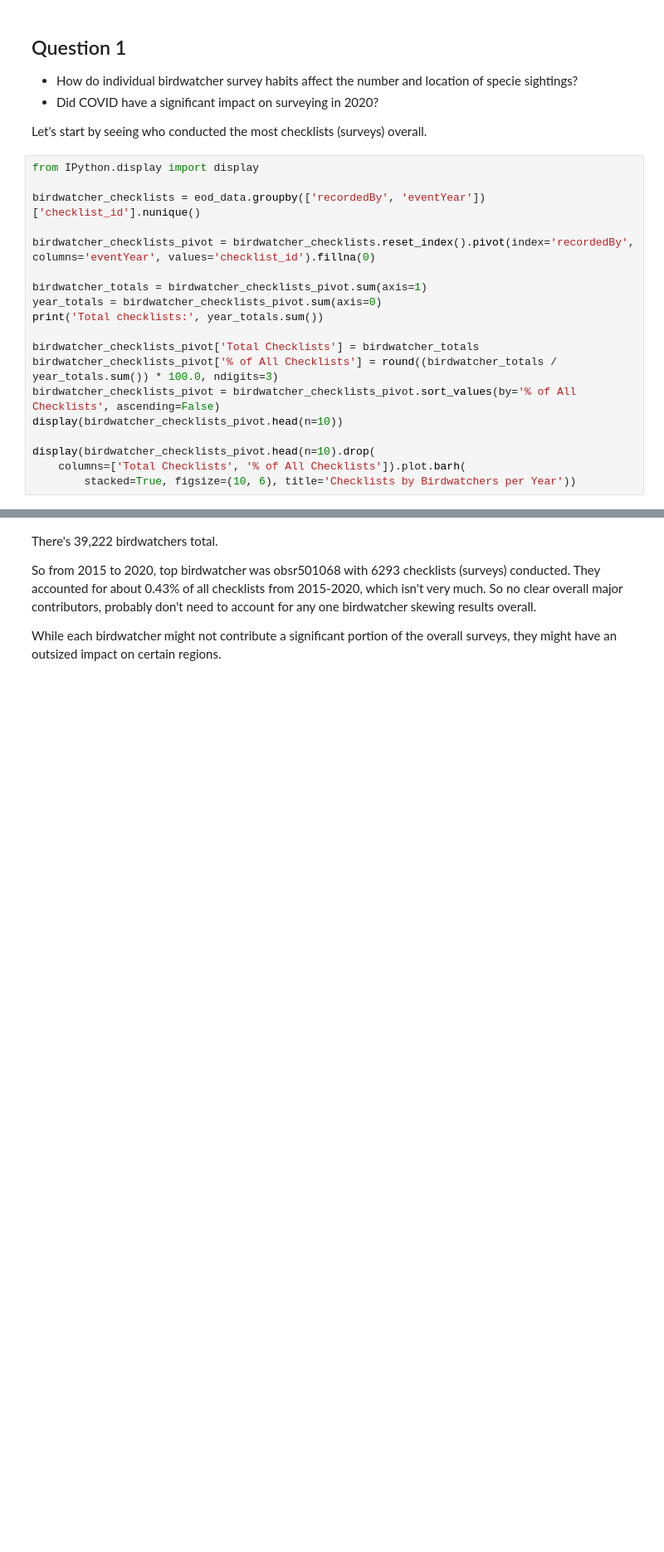
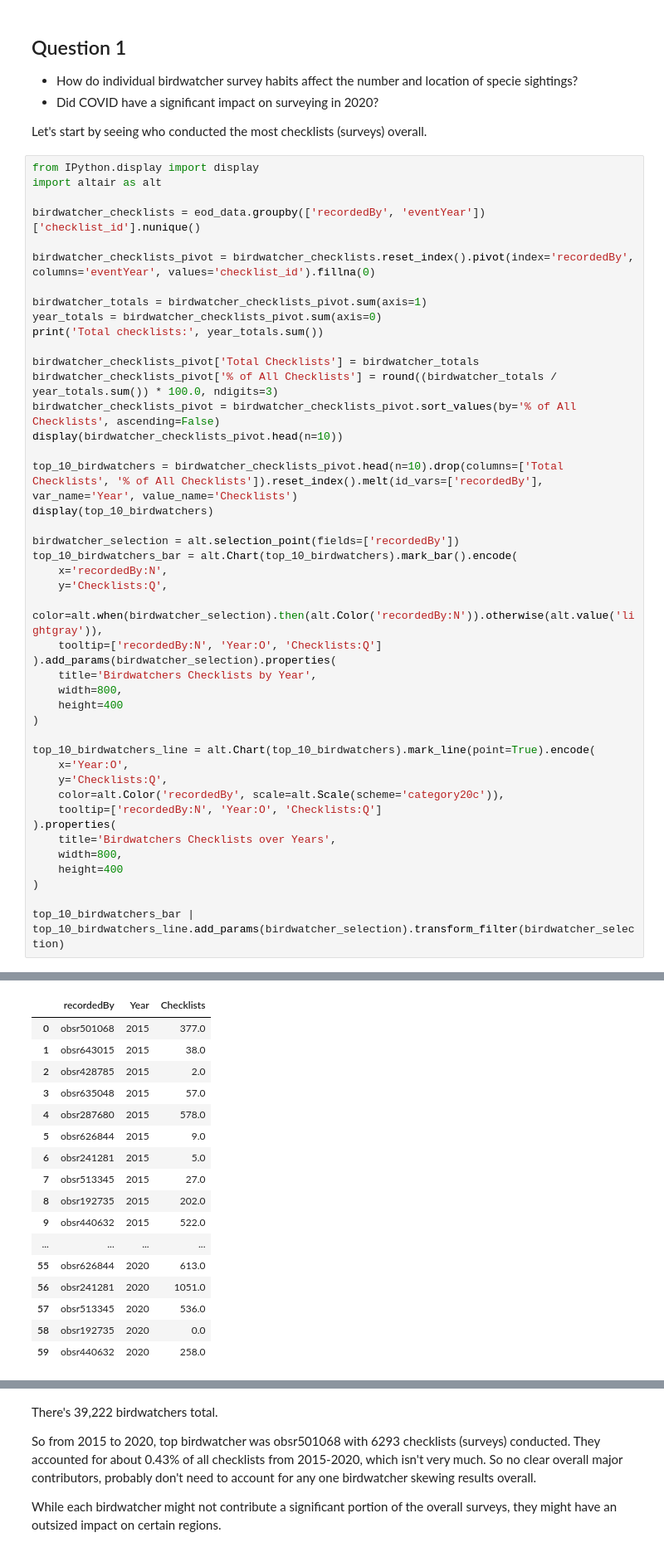
Before and after one commit to Sharyyy345/Math_316_Project2, a Jupyter notebook: notebooks/main.ipynb, the cells around one changed output, grey strips where cells are left out. Shown at 83% size. Drawn from its saved outputs; the diff is of its cells as text; blank space fills up the shorter version.

```diff
--- a/notebooks/phase2.ipynb
+++ b/notebooks/main.ipynb
@@ -50,6 +50,7 @@ eod_data['eventSeason'] = eod_data['eventMonth'].apply(month_to_season)
 Let's start by seeing who conducted the most checklists (surveys) overall.
 # %%
 from IPython.display import display
+import altair as alt
 
 birdwatcher_checklists = eod_data.groupby(['recordedBy', 'eventYear'])['checklist_id'].nunique()
 
@@ -64,9 +65,33 @@ birdwatcher_checklists_pivot['% of All Checklists'] = round((birdwatcher_totals
 birdwatcher_checklists_pivot = birdwatcher_checklists_pivot.sort_values(by='% of All Checklists', ascending=False)
 display(birdwatcher_checklists_pivot.head(n=10))
 
-display(birdwatcher_checklists_pivot.head(n=10).drop(
-    columns=['Total Checklists', '% of All Checklists']).plot.barh(
-        stacked=True, figsize=(10, 6), title='Checklists by Birdwatchers per Year'))
+top_10_birdwatchers = birdwatcher_checklists_pivot.head(n=10).drop(columns=['Total Checklists', '% of All Checklists']).reset_index().melt(id_vars=['recordedBy'], var_name='Year', value_name='Checklists')
+display(top_10_birdwatchers)
+
+birdwatcher_selection = alt.selection_point(fields=['recordedBy'])
+top_10_birdwatchers_bar = alt.Chart(top_10_birdwatchers).mark_bar().encode(
+    x='recordedBy:N',
+    y='Checklists:Q',
+    color=alt.when(birdwatcher_selection).then(alt.Color('recordedBy:N')).otherwise(alt.value('lightgray')),
+    tooltip=['recordedBy:N', 'Year:O', 'Checklists:Q']
+).add_params(birdwatcher_selection).properties(
+    title='Birdwatchers Checklists by Year',
+    width=800,
+    height=400
+)
+
+top_10_birdwatchers_line = alt.Chart(top_10_birdwatchers).mark_line(point=True).encode(
+    x='Year:O',
+    y='Checklists:Q',
+    color=alt.Color('recordedBy', scale=alt.Scale(scheme='category20c')),
+    tooltip=['recordedBy:N', 'Year:O', 'Checklists:Q']
+).properties(
+    title='Birdwatchers Checklists over Years',
+    width=800,
+    height=400
+)
+
+top_10_birdwatchers_bar | top_10_birdwatchers_line.add_params(birdwatcher_selection).transform_filter(birdwatcher_selection)
 # %% [output]
 Total checklists: 1443530.0
 | eventYear | 2015 | 2016 | 2017 | 2018 | 2019 | 2020 | Total Checklists | % of All Checklists |
@@ -85,0 +109,17 @@ Total checklists: 1443530.0
+|  | recordedBy | Year | Checklists |
+| 0 | obsr501068 | 2015 | 377.0 |
+| 1 | obsr643015 | 2015 | 38.0 |
+| 2 | obsr428785 | 2015 | 2.0 |
+| 3 | obsr635048 | 2015 | 57.0 |
+| 4 | obsr287680 | 2015 | 578.0 |
+| 5 | obsr626844 | 2015 | 9.0 |
+| 6 | obsr241281 | 2015 | 5.0 |
+| 7 | obsr513345 | 2015 | 27.0 |
+| 8 | obsr192735 | 2015 | 202.0 |
+| 9 | obsr440632 | 2015 | 522.0 |
+| ... | ... | ... | ... |
+| 55 | obsr626844 | 2020 | 613.0 |
+| 56 | obsr241281 | 2020 | 1051.0 |
+| 57 | obsr513345 | 2020 | 536.0 |
+| 58 | obsr192735 | 2020 | 0.0 |
+| 59 | obsr440632 | 2020 | 258.0 |
```
Also changed, not shown: parts of 7 cells of this notebook, 2 other files.
